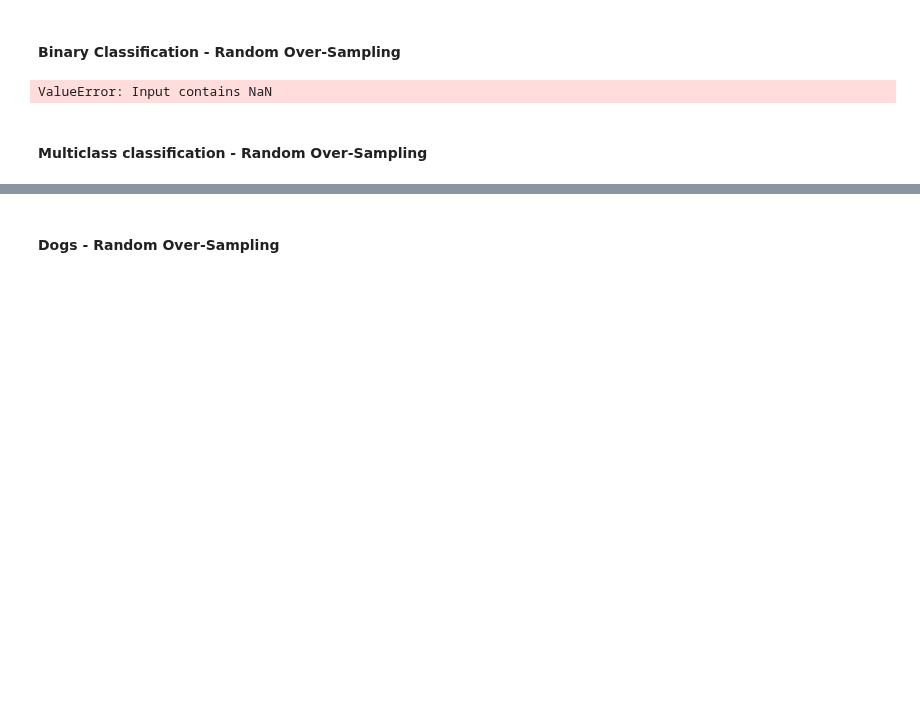
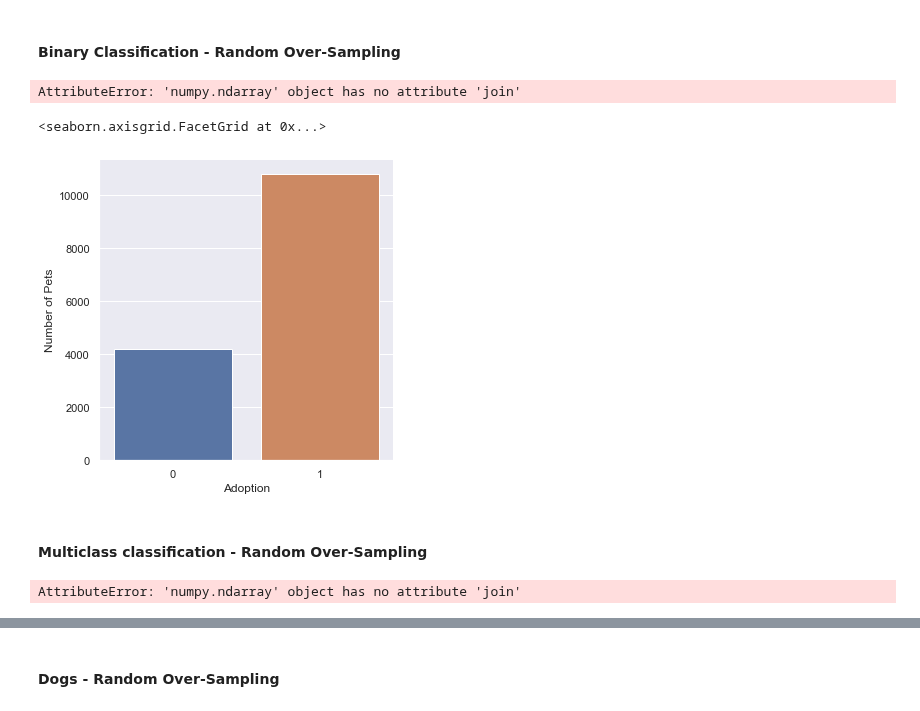
Before and after one commit to beatriz-lima/Machine-Learning-2019, a Jupyter notebook: Notes_Project.ipynb, the cells around one changed output, grey strips where cells are left out. Saved outputs shown, nothing was run; the diff lists cells and outputs as text; code cells hidden in the pictures; blank space fills up the shorter version.

```diff
--- a/Notes_Project.ipynb
+++ b/Notes_Project.ipynb
@@ -648,10 +583,10 @@ for i in df['Description']:
         else:
             d.append(3)
 
-df_processed1.drop("Description", axis=1)
+df_processed1.drop("Description", axis=1, inplace=True)
 df_processed1.insert(6,"DescriptionSize",l) ##INSERT IN DATAFRAME
 
-df_processed2.drop("Description", axis=1)
+df_processed2.drop("Description", axis=1, inplace=True)
 df_processed2.insert(6,"DescriptionSize",d) ##INSERT IN DATAFRAME
 # %% [markdown]
 ### Other conclusions
@@ -676,0 +690,14 @@ XXXXXX
+# %%
+#APPLY CHANGES TO DATASET - REVERT TO ORIGINAL FEATURES
+#Description
+df_processed2.drop("DescriptionSize", axis=1, inplace=True)
+df_processed2.insert(6,"DescriptionSize",df_processed1['DescriptionSize'])
+
+#AgeGroup
+df_processed2.drop("AgeGroup", axis=1, inplace = True)
+df_processed2.insert(2,"Age",df_processed1['Age'])
+
+#PureBreed
+df_processed2.drop("PureBreed", axis=1, inplace=True)
+df_processed2.insert(6,"Breed1",df_processed1['Breed1'])
+df_processed2.insert(6,"Breed2",df_processed1['Breed2'])
@@ -677,18 +712,27 @@ XXXXXX
 # %% [markdown]
 #### Binary Classification - Random Over-Sampling
 # %%
-df_processed2_b_balanced = df_processed2.copy()
-df_processed2_b_balanced = df_processed2_b_balanced.rename(columns={'AdoptionSpeed': 'Adoption'})
-df_processed2_b_balanced = df_processed2_b_balanced.replace({'Adoption':[0,2,3]},1)
-df_processed2_b_balanced = df_processed2_b_balanced.replace({'Adoption':4},0)
+#ADAPT TARGET COLUMN FOR BINARY CLASSIFICATION
+df_processed2_b = df_processed2.copy()
+df_processed2_b = df_processed2_b.rename(columns={'AdoptionSpeed': 'Adoption'})
+df_processed2_b = df_processed2_b.replace({'Adoption':[0,2,3]},1)
+df_processed2_b = df_processed2_b.replace({'Adoption':4},0)
 # %%
-df_processed2_b_balanced_ROA = df_processed2_b_balanced.copy()
+#RANDOM OVERSAMPLING
+df_processed2_b_balanced = df_processed2_b.copy()
 ros_b = RandomOverSampler(sampling_strategy='minority',random_state=42)
-X_ros_b, y_ros_b = ros_b.fit_resample(df_processed2_b_balanced_ROA.iloc[:,:-1], df_processed2_b_balanced_ROA['Adoption'])
+X_ros_b, y_ros_b = ros_b.fit_resample(df_processed2_b_balanced.iloc[:,:-1], df_processed2_b_balanced['Adoption'])
 
-df_processed2_b_balanced_ROA = X_ros_b.join(y_ros_b)
+df_processed2_b_balanced = X_ros_b.join(y_ros_b)
 # %% [output]
-ValueError: Input contains NaN
+AttributeError: 'numpy.ndarray' object has no attribute 'join'
+# %%
+ax = sns.catplot(x="Adoption",data=
+df_processed2_b_balanced, kind='count')
+(ax.set_axis_labels("Adoption", "Number of Pets"))
+# %% [output]
+<seaborn.axisgrid.FacetGrid at 0x...>
+[figure, added]
 # %% [markdown]
 #### Multiclass classification - Random Over-Sampling
 # %%
@@ -696,6 +740,9 @@ df_processed2_m_balanced = df_processed2.copy()
 # %%
-df_processed2_m_balanced_ROA = df_processed2_m_balanced.copy()
+#RANDOM OVERSAMPLING
+df_processed2_m_balanced = df_processed2_m_balanced.copy()
 ros_m = RandomOverSampler(random_state=42)
-X_ros_m, y_ros_m = ros_m.fit_resample(df_processed2_m_balanced_ROA.iloc[:,:-1], df_processed2_m_balanced_ROA['AdoptionSpeed'])
+X_ros_m, y_ros_m = ros_m.fit_resample(df_processed2_m_balanced.iloc[:,:-1], df_processed2_m_balanced['AdoptionSpeed'])
 
-df_processed2_m_balanced_ROA = X_ros_m.join(y_ros_m)
+df_processed2_m_balanced = X_ros_m.join(y_ros_m)
+# %% [output]
+AttributeError: 'numpy.ndarray' object has no attribute 'join'
```
Also changed, not shown: parts of 20 cells of this notebook.
